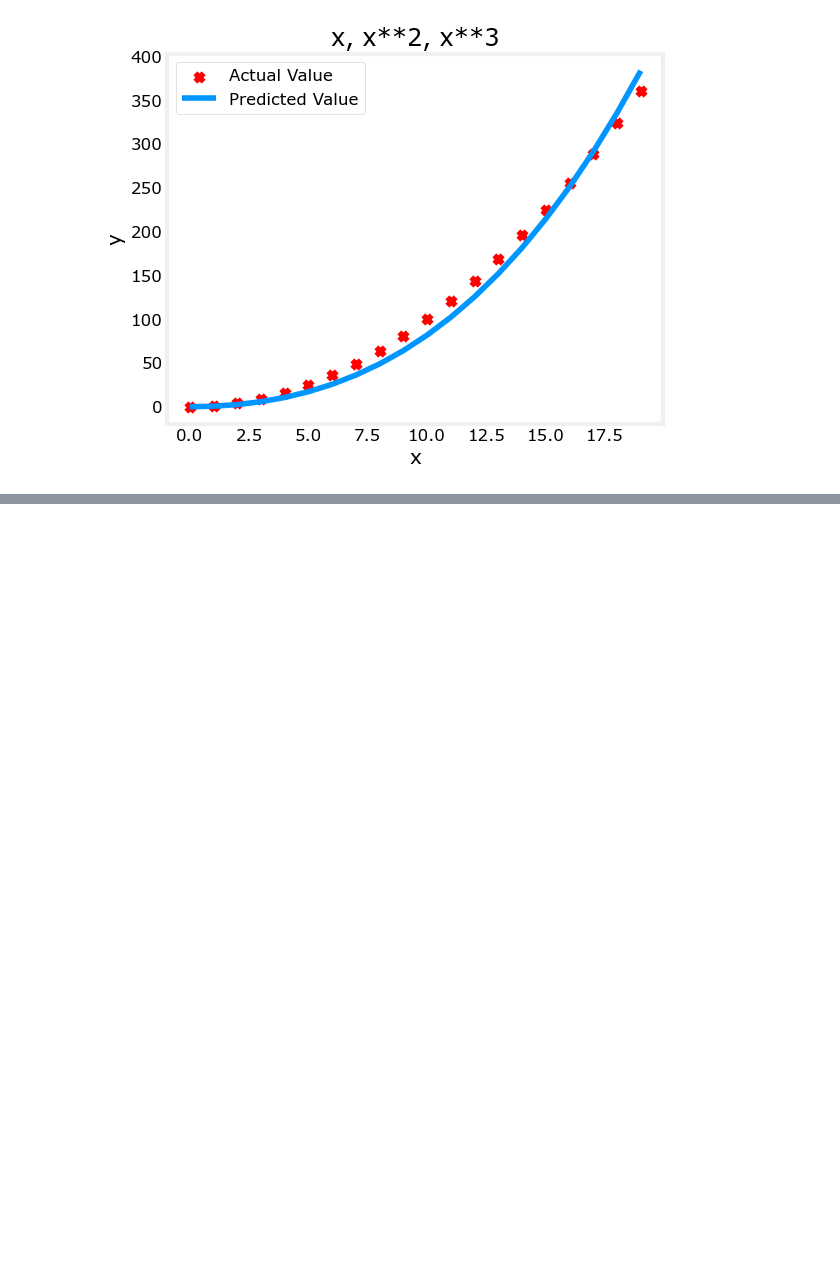
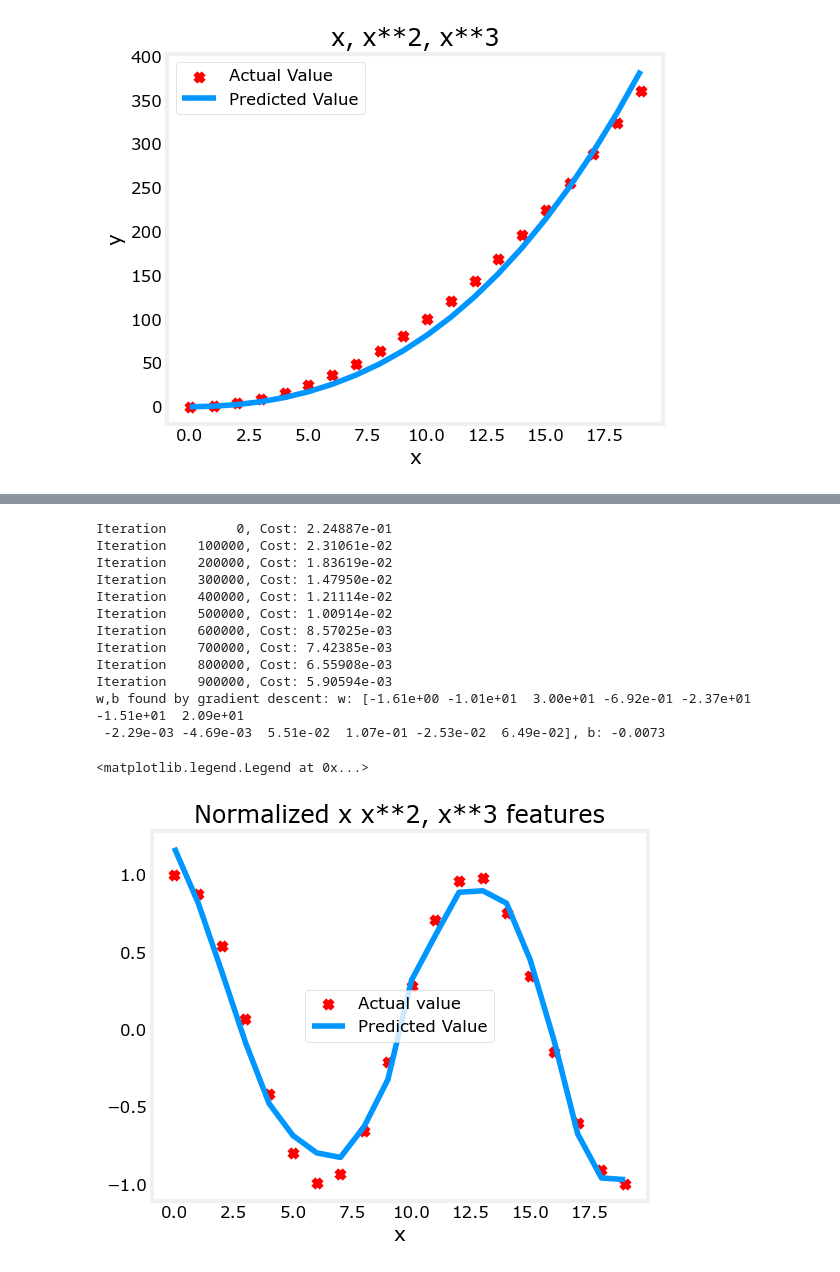
Before and after one commit to MohammedFarzin/Coursera, a Jupyter notebook: Machine Learning Specialization/Supervised Machine Learning- Regression and Classification/WEEK 2/Feature Engineering and Poly Regression.ipynb, the cells around one changed output, grey strips where cells are left out. Saved outputs shown, nothing was run; the diff lists cells and outputs as text; code cells hidden in the pictures; blank space fills up the shorter version.

```diff
--- a/Machine Learning Specialization/Supervised Machine Learning- Regression and Classification/WEEK 2/Feature Engineering and Poly Regression.ipynb
+++ b/Machine Learning Specialization/Supervised Machine Learning- Regression and Classification/WEEK 2/Feature Engineering and Poly Regression.ipynb
@@ -85,0 +128,26 @@ w,b found by gradient descent: w: [0.08 0.54 0.03], b: 0.0106
+# %%
+x = np.arange(0, 20, 1)
+y = np.cos(x/2)
+
+X = np.c_[x, x**2, x**3, x**4, x**5, x**6, x**7, x**8, x**9, x**10, x**11, x**12, x**13]
+X = zscore_normalize_features(X)
+
+model_w, model_b = run_gradient_descent_feng(X, y, iterations=1000000, alpha=1e-1)
+
+plt.scatter(x, y, marker='x', c='r', label='Actual value'); plt.title('Normalized x x**2, x**3 features')
+plt.plot(x, X@model_w + model_b, label='Predicted Value'); plt.xlabel('x'); plt.legend()
+# %% [output]
+Iteration         0, Cost: 2.24887e-01
+Iteration    100000, Cost: 2.31061e-02
+Iteration    200000, Cost: 1.83619e-02
+Iteration    300000, Cost: 1.47950e-02
+Iteration    400000, Cost: 1.21114e-02
+Iteration    500000, Cost: 1.00914e-02
+Iteration    600000, Cost: 8.57025e-03
+Iteration    700000, Cost: 7.42385e-03
+Iteration    800000, Cost: 6.55908e-03
+Iteration    900000, Cost: 5.90594e-03
+w,b found by gradient descent: w: [-1.61e+00 -1.01e+01  3.00e+01 -6.92e-01 -2.37e+01 -1.51e+01  2.09e+01
+ -2.29e-03 -4.69e-03  5.51e-02  1.07e-01 -2.53e-02  6.49e-02], b: -0.0073
+<matplotlib.legend.Legend at 0x...>
+[figure, added]
```
Also changed, not shown: parts of 4 cells of this notebook.
